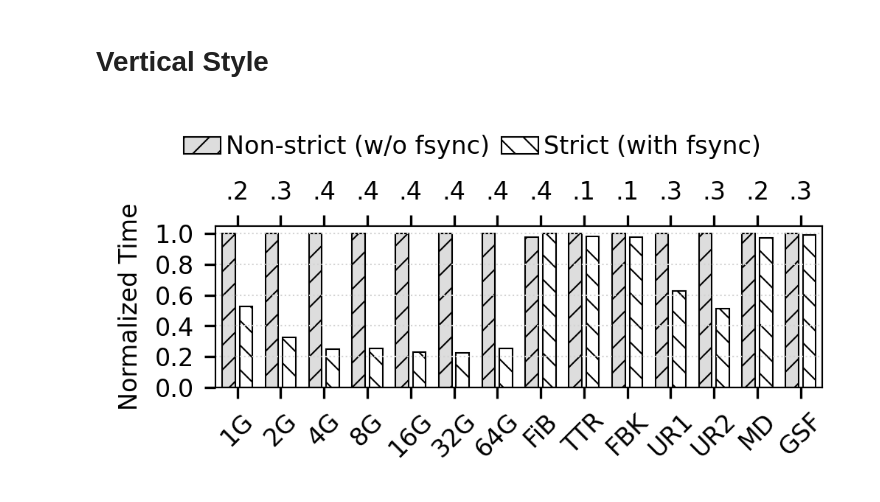
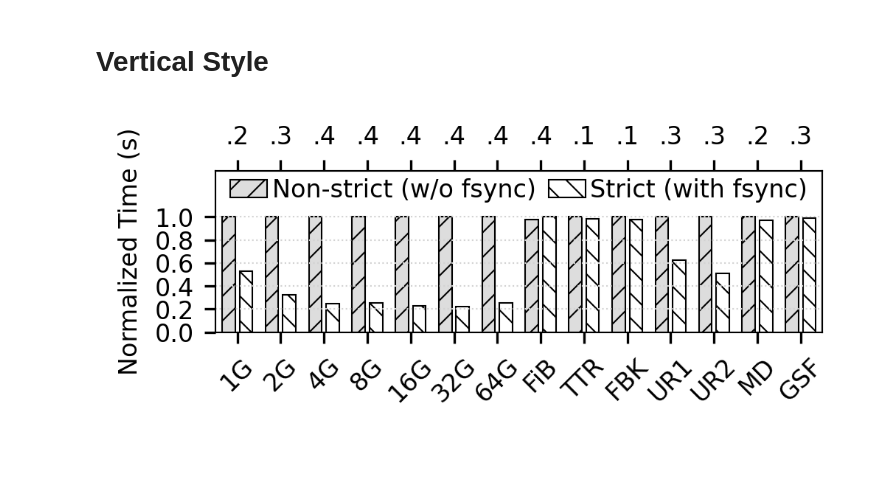
Before and after one commit to WOFS-for-PM/tests, a Jupyter notebook: hunter-evaluation/FIG-FlushStudy/plot.ipynb, the cells around one changed output. Cells and saved outputs as stored; diff of their text form; code cells hidden in the pictures; blank space fills up the shorter version.

```diff
--- a/hunter-evaluation/FIG-FlushStudy/plot.ipynb
+++ b/hunter-evaluation/FIG-FlushStudy/plot.ipynb
@@ -792,47 +730,6 @@ for workload in workloads:
         df.loc[(df['workloads'] == workload), 'real(s)'] = value
         df.loc[(df['workloads'] == workload), 'std-real(s)'] = error
 
-
-def add_explanation_and_title(fig, ax, exp, title, title_pad=10, title_fontsize=8, exp_fontsize=6):
-    lable_pad = title_pad
-    ax.set_xlabel(title, fontsize=title_fontsize, labelpad=lable_pad)
-    return [exp, title, title_pad, title_fontsize, exp_fontsize]
-
-def adjust_explanation(fig, axes, context):
-    exp, title, title_pad, title_fontsize, exp_fontsize = context
-
-    # plt.tight_layout()
-    # fig.savefig("./temp.pdf", bbox_inches='tight', pad_inches=0)
-    fig.savefig("./temp.pdf", bbox_inches='tight', pad_inches=0)
-    # for ax in fig.axes:
-        # plt.tight_layout()
-        # Get the first xtick label
-    midpoint = (0.5, 0.5)
-    for idx, ax in enumerate(axes):
-        xtick_label = ax.get_xticklabels()[0]
-        label_bbox1 = xtick_label.get_window_extent()
-        # print(label_bbox1)
-        figure_pos1 = label_bbox1.transformed(ax.transAxes.inverted())
-
-        # Get the xlabel object
-        xlable = ax.xaxis.label
-        label_bbox2 = xlable.get_window_extent()
-        # print(label_bbox2)
-        figure_pos2 = label_bbox2.transformed(ax.transAxes.inverted())
-        midpoint = (0.5, (figure_pos1.y0 + figure_pos2.y1) / 2 + 0.08)
-
-    print(midpoint)
-    for idx, ax in enumerate(axes):
-        explanation = ax.text(midpoint[0], midpoint[1], exp, ha='center', fontsize=exp_fontsize, transform=ax.transAxes)
-
-        # fig.savefig("./temp" + str(idx) + ".pdf", bbox_inches='tight', pad_inches=0)
-        # # adjust midpoint
-        # explanation_bbox = explanation.get_window_extent().transformed(ax.transAxes.inverted())
-        # height = explanation_bbox.height
-        # midpoint = (midpoint[0], midpoint[1] + height)
-        # explanation.set_position(midpoint)
-
-
 # bws_error = []
 max_bws = []
 for idx, workload in enumerate(workloads):
@@ -865,33 +762,35 @@ lw = 0.5
 for axis in ['top','bottom','left','right']:
     ax.spines[axis].set_linewidth(lw)
 
 # add_explanation_and_title(fig, subfig, "", subfig_titles[fig_idx], title_pad=0, title_fontsize=8, exp_fontsize=6)
 # Draw title
+plt.ylim(0, 1.4)
 plt.xticks(x, labels=workloads_name_remap, fontsize=8, rotation=45)
 plt.yticks([0, 0.2, 0.4, 0.6, 0.8, 1], fontsize=8)
-plt.ylabel('Normalized Time', fontsize=8)
+plt.ylabel('Normalized Time (s)', fontsize=8)
 # ax.set_xlim(0.5, 15.5)
 plt.xlim(0.5, 14.5)
 xlim = ax.get_xlim()
 
 ax.twiny()
 ax = fig.gca()
 lw = 0.5
 for axis in ['top','bottom','left','right']:
     ax.spines[axis].set_linewidth(lw)
 plt.xticks(x, labels=["." + str((round(bw * 10))) for bw in max_bws], fontsize=8)
 ax.set_xlim(xlim)
 # ax.set_xlabel("Max time (s)", fontsize=8)
 
 # plt.xlabel(subfig_titles[fig_idx], fontsize=8)
 
 # fss.replace("SplitFS-FILEBENCH", "SplitFS", inplace=True)
 # fss.replace("HUNTER", "HUNTER-naive", inplace=True)
 # fss.replace("HUNTER-J", "HUNTER", inplace=True)
 legend_labels = ["Non-strict (w/o fsync)", "Strict (with fsync)"]
 
-fig.legend(bars, legend_labels, loc='center', bbox_to_anchor=(0.5, 1.0), ncol=2, fontsize=8, frameon=False, columnspacing=0.5, handletextpad=0.2, borderaxespad=0.1, handlelength=1.5)
+# fig.legend(bars, legend_labels, loc='center', bbox_to_anchor=(0.5, 1.0), ncol=2, fontsize=8, frameon=False, columnspacing=0.5, handletextpad=0.2, borderaxespad=0.1, handlelength=1.5)
+fig.legend(bars, legend_labels, loc='upper center', bbox_to_anchor=(0,0,1,1), bbox_transform=ax.transAxes, ncol=2, fontsize=8, frameon=False, columnspacing=0.5, handletextpad=0.2, borderaxespad=0.1, handlelength=1.5, labelspacing=0.1, borderpad=0.2)
 plt.tight_layout()
 plt.savefig("./FIG-FlushOverheads.pdf", bbox_inches='tight', pad_inches=0)
 # %% [output]
-[figure, old version]
+[figure, new version]
```
Also changed, not shown: parts of 2 cells of this notebook, 35 other files.
